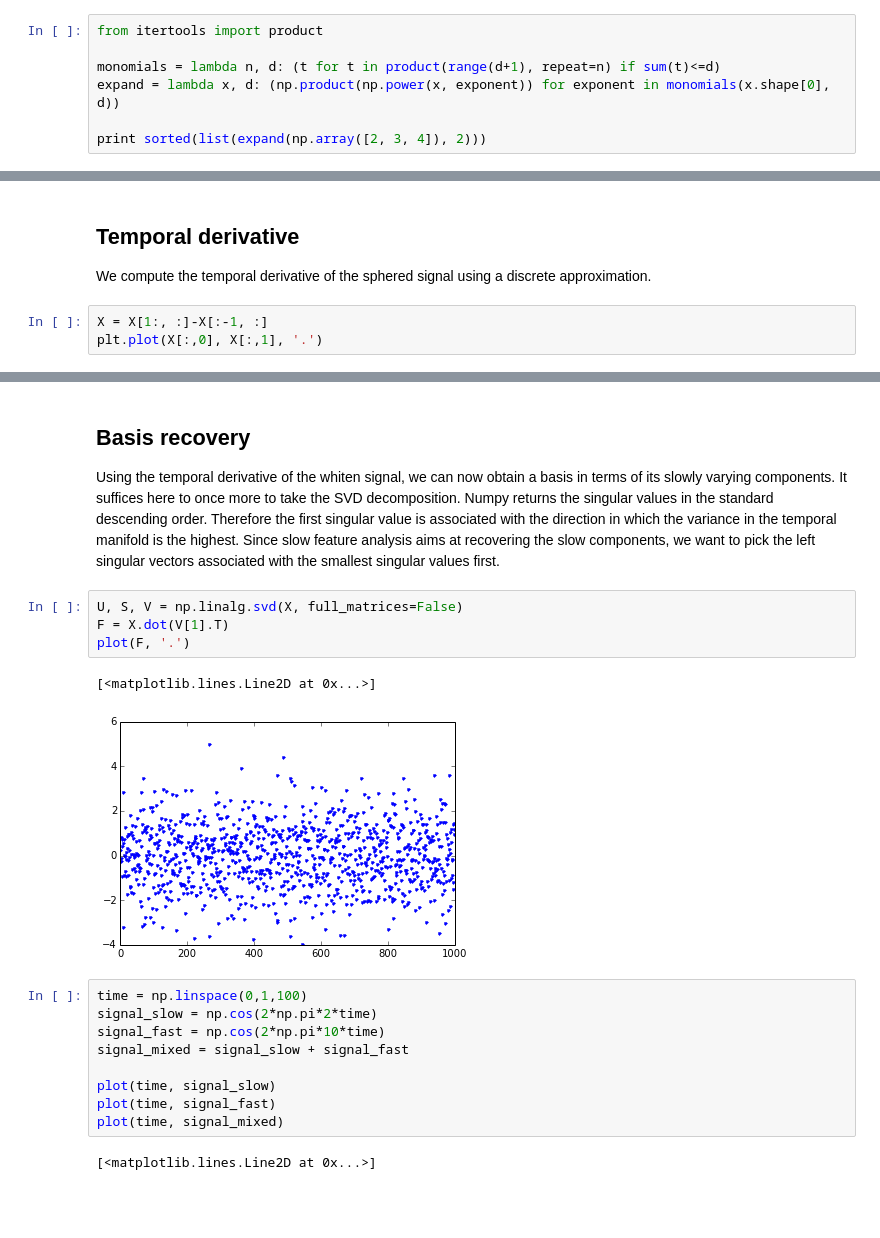
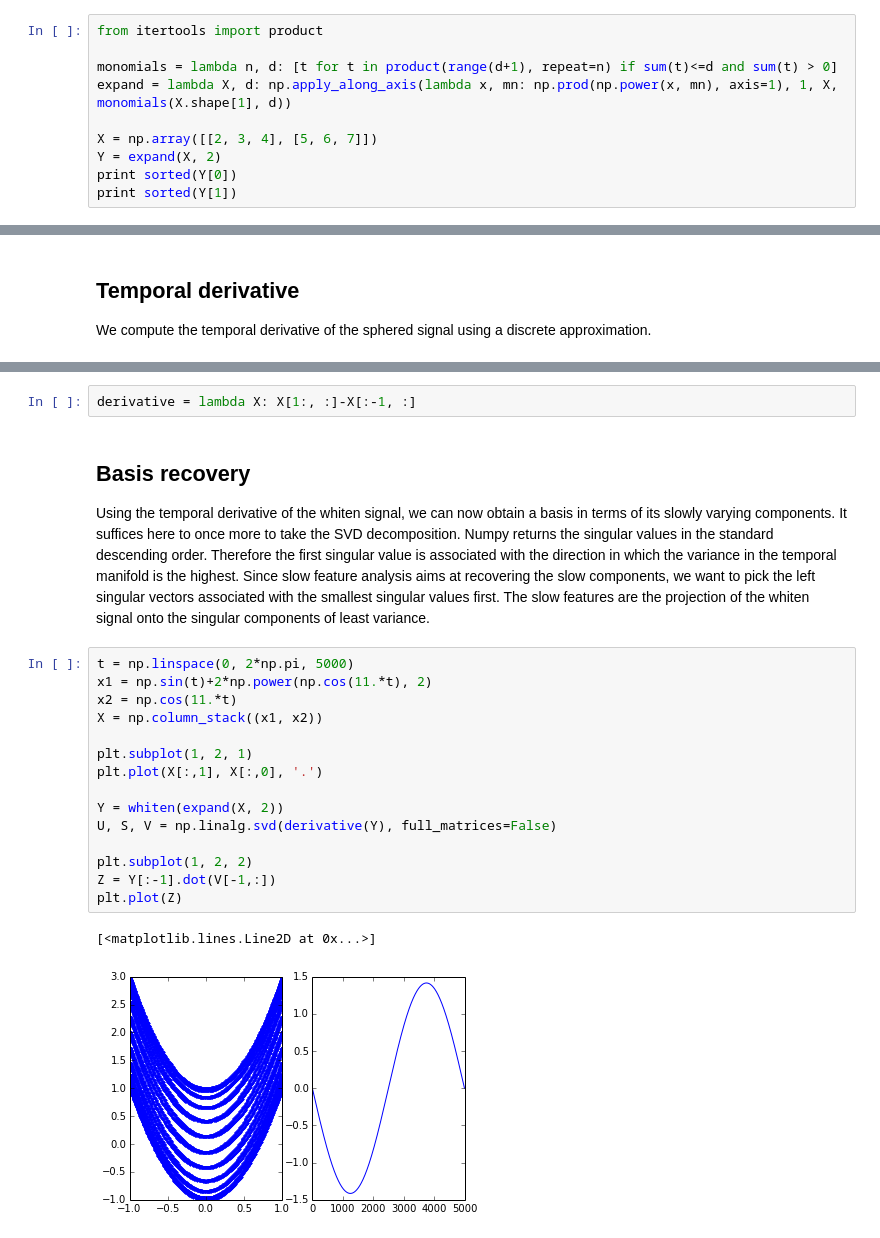
Before and after one commit to pierrelux/notebooks, a Jupyter notebook: Slow Feature Analysis.ipynb, the cells around one changed output, grey strips where cells are left out. Saved outputs shown, nothing was run; the diff lists cells and outputs as text; blank space fills up the shorter version.

Commit message:
Reproduces Wiskott aand Sejnowski 2002
 Slow Feature Analysis: Unsupervised Learning of Invariances
 Laurenz Wiskott and Terrence J. Sejnowski
 Neural Computation 2002 14:4, 715-770

```diff
--- a/Slow Feature Analysis.ipynb
+++ b/Slow Feature Analysis.ipynb
@@ -22,8 +22,11 @@ That is, $\mathbf{h}$ consists of all the monomials up to degree 2. Using the bu
 # %%
 from itertools import product
 
-monomials = lambda n, d: (t for t in product(range(d+1), repeat=n) if sum(t)<=d)
-expand = lambda x, d: (np.product(np.power(x, exponent)) for exponent in monomials(x.shape[0], d))
+monomials = lambda n, d: [t for t in product(range(d+1), repeat=n) if sum(t)<=d and sum(t) > 0]
+expand = lambda X, d: np.apply_along_axis(lambda x, mn: np.prod(np.power(x, mn), axis=1), 1, X, monomials(X.shape[1], d))
 
-print sorted(list(expand(np.array([2, 3, 4]), 2)))
+X = np.array([[2, 3, 4], [5, 6, 7]])
+Y = expand(X, 2)
+print sorted(Y[0])
+print sorted(Y[1])
 # %% [output]
@@ -82,6 +94,3 @@ plt.plot(X[:,0], X[:,1], '.')
 ## Temporal derivative
 
 We compute the temporal derivative of the sphered signal using a discrete approximation.
-# %%
-X = X[1:, :]-X[:-1, :]
-plt.plot(X[:,0], X[:,1], '.')
@@ -91,22 +97,24 @@ plt.plot(X[:,0], X[:,1], '.')
+# %%
+derivative = lambda X: X[1:, :]-X[:-1, :]
 # %% [markdown]
 ## Basis recovery
 
-Using the temporal derivative of the whiten signal, we can now obtain a basis in terms of its slowly varying components. It suffices here to once more to take the SVD decomposition. Numpy returns the singular values in the standard descending order. Therefore the first singular value is associated with the direction in which the variance in the temporal manifold is the highest. Since slow feature analysis aims at recovering the slow components, we want to pick the left singular vectors associated with the smallest singular values first.
+Using the temporal derivative of the whiten signal, we can now obtain a basis in terms of its slowly varying components. It suffices here to once more to take the SVD decomposition. Numpy returns the singular values in the standard descending order. Therefore the first singular value is associated with the direction in which the variance in the temporal manifold is the highest. Since slow feature analysis aims at recovering the slow components, we want to pick the left singular vectors associated with the smallest singular values first. The slow features are the projection of the whiten signal onto the singular components of least variance.
-# %%
-U, S, V = np.linalg.svd(X, full_matrices=False)
-F = X.dot(V[1].T)
-plot(F, '.')
-# %% [output]
-[<matplotlib.lines.Line2D at 0x...>]
-[figure, removed]
-# %%
-time = np.linspace(0,1,100)
-signal_slow = np.cos(2*np.pi*2*time)
-signal_fast = np.cos(2*np.pi*10*time)
-signal_mixed = signal_slow + signal_fast
-
-plot(time, signal_slow)
-plot(time, signal_fast)
-plot(time, signal_mixed)
-# %% [output]
-[<matplotlib.lines.Line2D at 0x...>]
+# %%
+t = np.linspace(0, 2*np.pi, 5000)
+x1 = np.sin(t)+2*np.power(np.cos(11.*t), 2)
+x2 = np.cos(11.*t)
+X = np.column_stack((x1, x2))
+
+plt.subplot(1, 2, 1)
+plt.plot(X[:,1], X[:,0], '.')
+
+Y = whiten(expand(X, 2))
+U, S, V = np.linalg.svd(derivative(Y), full_matrices=False)
+
+plt.subplot(1, 2, 2)
+Z = Y[:-1].dot(V[-1,:])
+plt.plot(Z)
+# %% [output]
+[<matplotlib.lines.Line2D at 0x...>]
+[figure, added]
```
Also changed, not shown: parts of 6 cells of this notebook.
